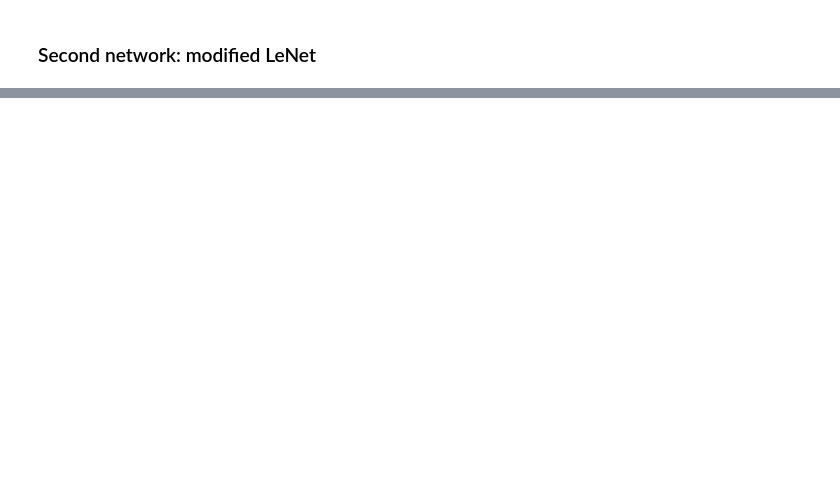
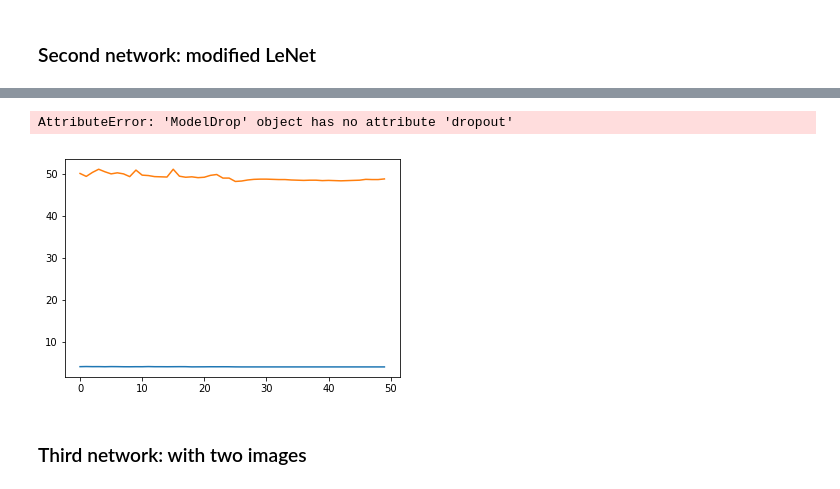
Before and after one commit to Didi-26/DeepLearningProjects, a Jupyter notebook: Proj1/Didier/01. First architecture-predict labels then compare them .ipynb, the cells around one changed output, grey strips where cells are left out. Drawn from its saved outputs; the diff is of its cells as text; code cells hidden in the pictures; blank space fills up the shorter version.

```diff
--- a/Proj1/Didier/01. First architecture-predict labels then compare them .ipynb
+++ b/Proj1/Didier/01. First architecture-predict labels then compare them .ipynb
@@ -117,6 +204,6 @@ VanillaNN = nn.Sequential(
 model, criterion,  = VanillaNN, nn.MSELoss()
 eta, mini_batch_size = 1e-3, 10
 optimizer = torch.optim.Adam(model.parameters(), lr=eta)
-n_epochs = 50
+n_epochs = 10
 # %%
 train_model(model, train_input, train_target, test_input,
@@ -141,7 +255,24 @@ class Net(nn.Module):
+# %%
+class ModelDrop(nn.Module):
+    def __init__(self):
+        super(ModelDrop, self).__init__()
+        self.conv1 = nn.Conv2d(1, 32, kernel_size=3)
+        self.fc1 = nn.Linear(128, 128)
+        self.fc2 = nn.Linear(128, 10)
+        #self.dropout = nn.Dropout(0.2)
+
+    def forward(self, x):
+        x = F.relu(F.max_pool2d(self.conv1(x), kernel_size=6,stride=6))
+        x = x.view(-1, 128)
+        x = self.fc1(x)
+        x = F.relu(x)
+        x = self.fc2(x)
+        x = F.relu(x)
+        return x
 # %%
 train_input, train_target = Variable(train_input.reshape((2*N,1, 14, 14))), Variable(train_binary_classes)
 test_input, test_target = Variable(test_input.reshape((2*N,1, 14, 14))), Variable(test_binary_classes)
-model, criterion = Net(), nn.MSELoss()
+model, criterion = ModelDrop(), nn.MSELoss()
 eta, mini_batch_size = 1e-3, 10
 optimizer = torch.optim.Adam(model.parameters(), lr=eta)
 # %%
@@ -150,3 +299,22 @@ train_model(model, train_input, train_target, test_input, test_target, mini_batc
+# %%
+model.train(False)
+model.dropout.training
+output_test = model(test_input)
+test_error = (1/N)*50*compute_nb_errors(output_test, test_target)
+test_error_final = (1/N)*100*compute_errors_final(output_test, test_target, 2*N)
+
+model.train(True)
+test_error_final
+# %% [output]
+AttributeError: 'ModelDrop' object has no attribute 'dropout'
+# %%
+plt.plot(error_train_total_net)
+plt.plot(error_test_total_net)
+plt.show()
+# %% [output]
+[figure, added]
+# %% [markdown]
+### Third network: with two images
 # %%
 class Comparaison(nn.Module):
     def __init__(self):
```
Also changed, not shown: parts of 25 cells of this notebook.
